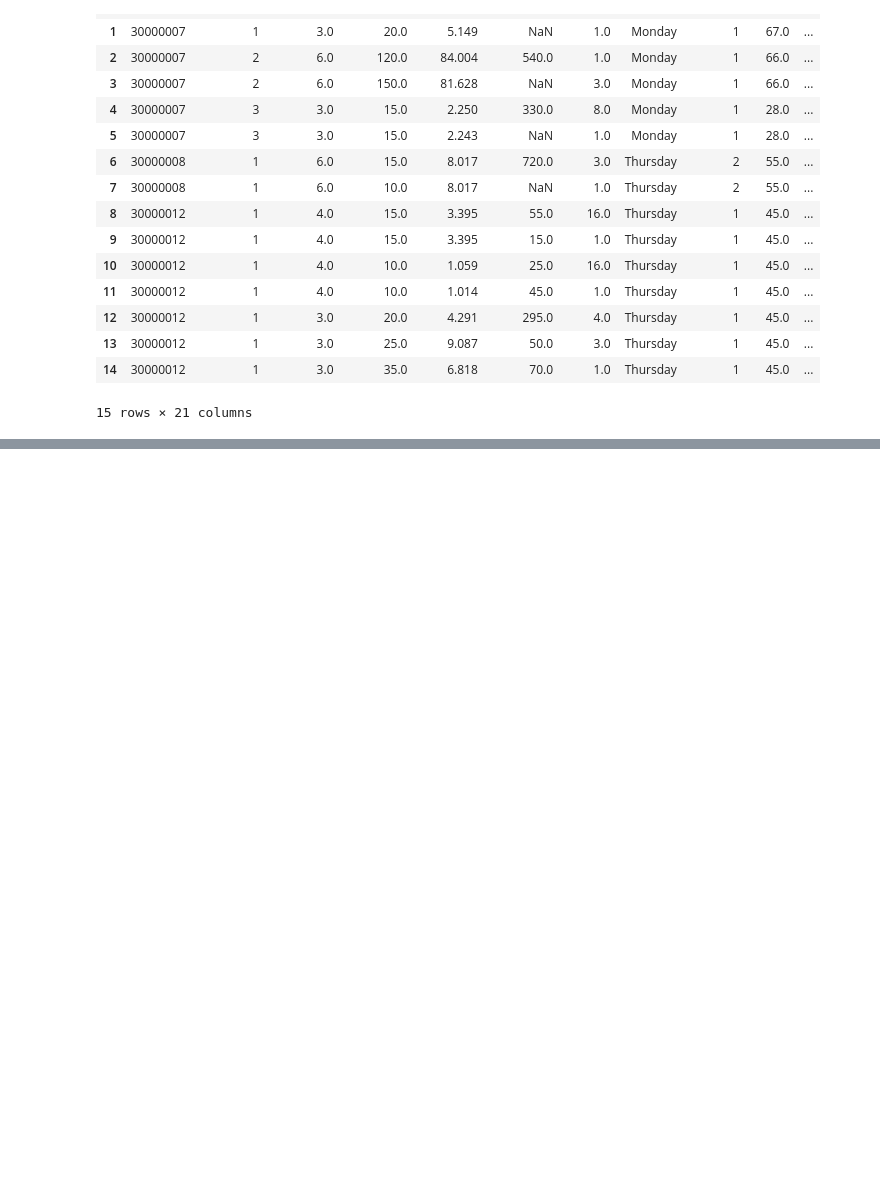
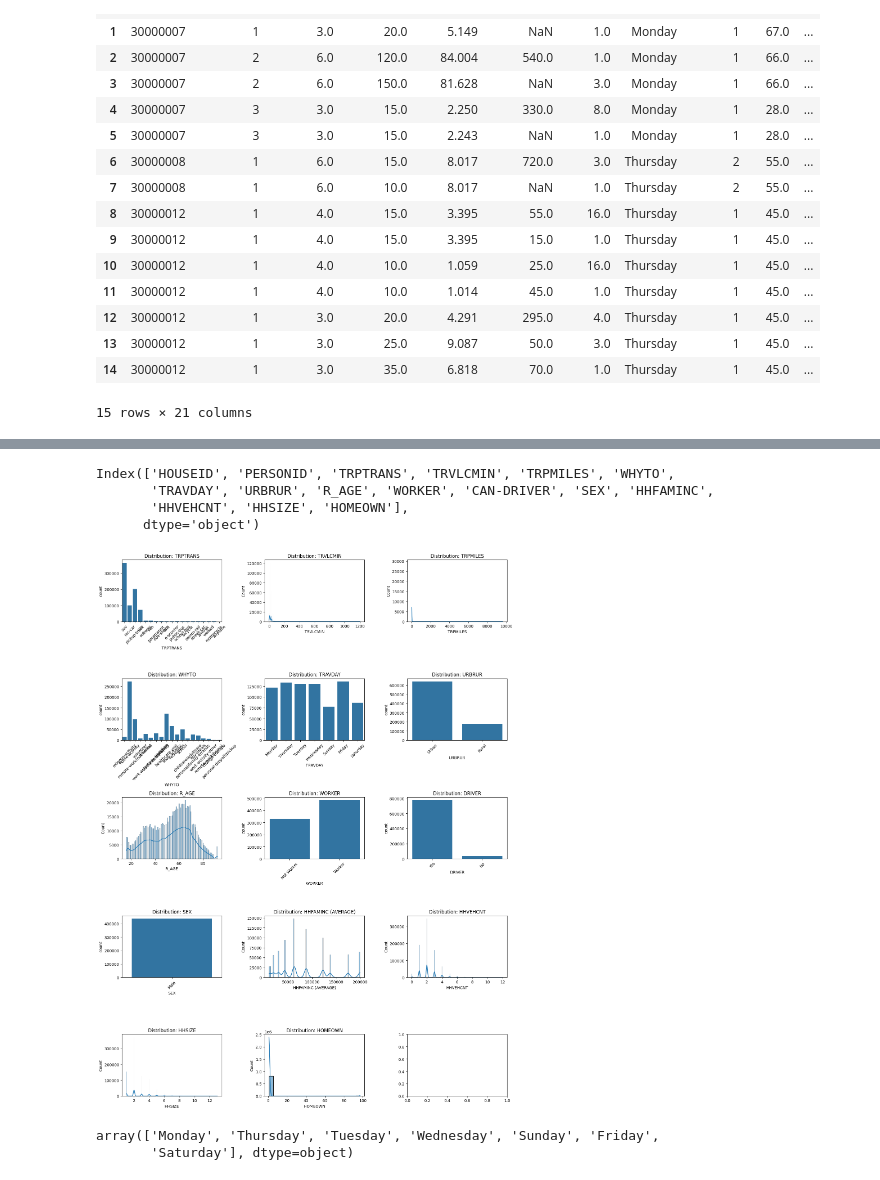
Before and after one commit to ruxilant360/mode_choice_analysis, a Jupyter notebook: data_analysis.ipynb, the cells around one changed output, grey strips where cells are left out. Drawn from its saved outputs; the diff is of its cells as text; code cells hidden in the pictures; blank space fills up the shorter version.

Commit message:
new data

```diff
--- a/data_analysis.ipynb
+++ b/data_analysis.ipynb
@@ -51,0 +97,58 @@ df.shape
+# %%
+df.columns
+# %% [output]
+Index(['HOUSEID', 'PERSONID', 'TRPTRANS', 'TRVLCMIN', 'TRPMILES', 'WHYTO',
+       'TRAVDAY', 'URBRUR', 'R_AGE', 'WORKER', 'CAN-DRIVER', 'SEX', 'HHFAMINC',
+       'HHVEHCNT', 'HHSIZE', 'HOMEOWN'],
+      dtype='object')
+# %%
+df = df.rename(columns={'CAN-DRIVER':'DRIVER', 'HHFAMINC':'HHFAMINC (AVERAGE)'})
+# %%
+df['WHYTO'] = df['WHYTO'].map({1:'home-activity', 2: 'remote-work(home)' , 3: 'remote-work(not home)',
+                               4: 'work-activity-to transport' , 5: 'work-activity-other' ,
+                               6: 'school' , 7: 'childcare/adultcare' , 8: 'volunteer' , 9: 'change-transpo' ,
+                               10: 'personal-dropoff/pickup' , 11: 'healthcare-visit' , 12: 'buy-meals' ,
+                               13: 'shop-activity' , 14: 'personal/family-errands' , 15: 'recreation' ,
+                               16: 'exercise' , 17: 'visit-friends/family' , 18: 'vacation' ,
+                               19:'religous-activity', 20:'none-of-above'})
+
+df['URBRUR'] = df['URBRUR'].map({1:'Urban', 2:'Rural'})
+df['WORKER'] = df['WORKER'].map({1:'Worker', 2:'Not Worker'})
+df['DRIVER'] = df['DRIVER'].map({1:'Yes', 2:'No'})
+df['SEX'] = df['SEX'].map({1:'Male', 2:'female'})
+df['HHFAMINC (AVERAGE)'] = df['HHFAMINC (AVERAGE)'].map({1:10000, 2: 12500, 3: 20000, 4: 30000, 5:42500, 6:62500, 7: 87500, 8: 122500, 9:137500, 10:175000, 11: 200000})
+df['TRPTRANS'] = df['TRPTRANS'].map({1:'car', 2: 'van' , 3: 'suv',
+                               4: 'pickup-truck'  ,
+                               6: 'rec-car' , 7: 'motorcycle' , 8: 'public-bus' , 9: 'school-bus' ,
+                               10: 'street-car' , 11: 'subway' , 12: 'comm-rail' ,
+                               13: 'amtrak' , 14: 'airplane' , 15: 'taxi' ,
+                               16: 'ride-share' , 17: 'paratransit' , 18: 'bicycle' ,
+                               19:'e-scooter', 20:'walked', 21: 'noneabove' })
+# %%
+skip_cols = ['HOUSEID', 'PERSONID', 'TRIPTRANS']
+cols_to_plot = [col for col in df.columns if col not in skip_cols]
+
+n_cols = 3
+n_rows = math.ceil(len(cols_to_plot) / n_cols)
+
+fig, axes = plt.subplots(n_rows, n_cols, figsize=(5*n_cols, 4*n_rows))
+axes = axes.flatten()
+
+for i, col in enumerate(cols_to_plot):
+    ax = axes[i]
+    if df[col].dtype == 'object' or df[col].dtype.name == 'category':
+        sns.countplot(data=df, x=col, ax=ax)
+        ax.tick_params(axis='x', rotation=45)
+
+    else:
+        sns.histplot(data=df, x=col, kde=True, ax=ax)
+    ax.set_title(f'Distribution: {col}')
+
+plt.tight_layout()
+# %% [output]
+[figure, added]
+# %%
+df['TRAVDAY'].unique()
+# %% [output]
+array(['Monday', 'Thursday', 'Tuesday', 'Wednesday', 'Sunday', 'Friday',
+       'Saturday'], dtype=object)
```
Also changed, not shown: parts of 12 cells of this notebook, 2 other files.
